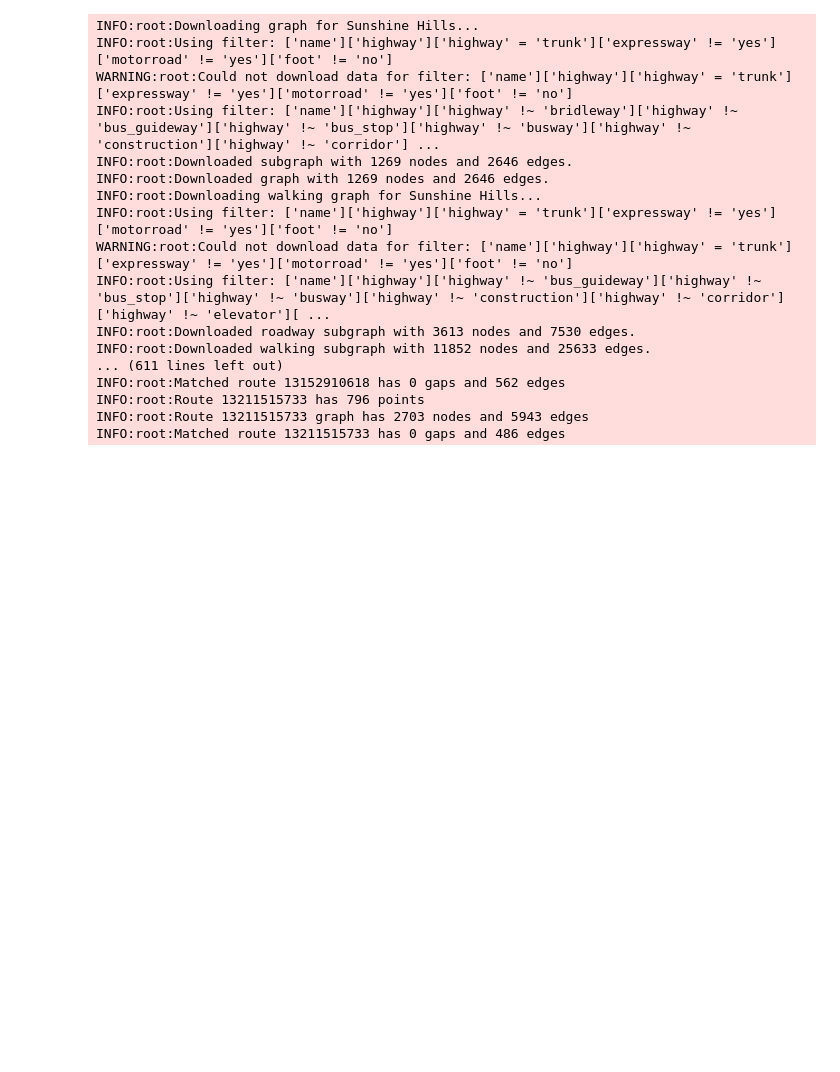
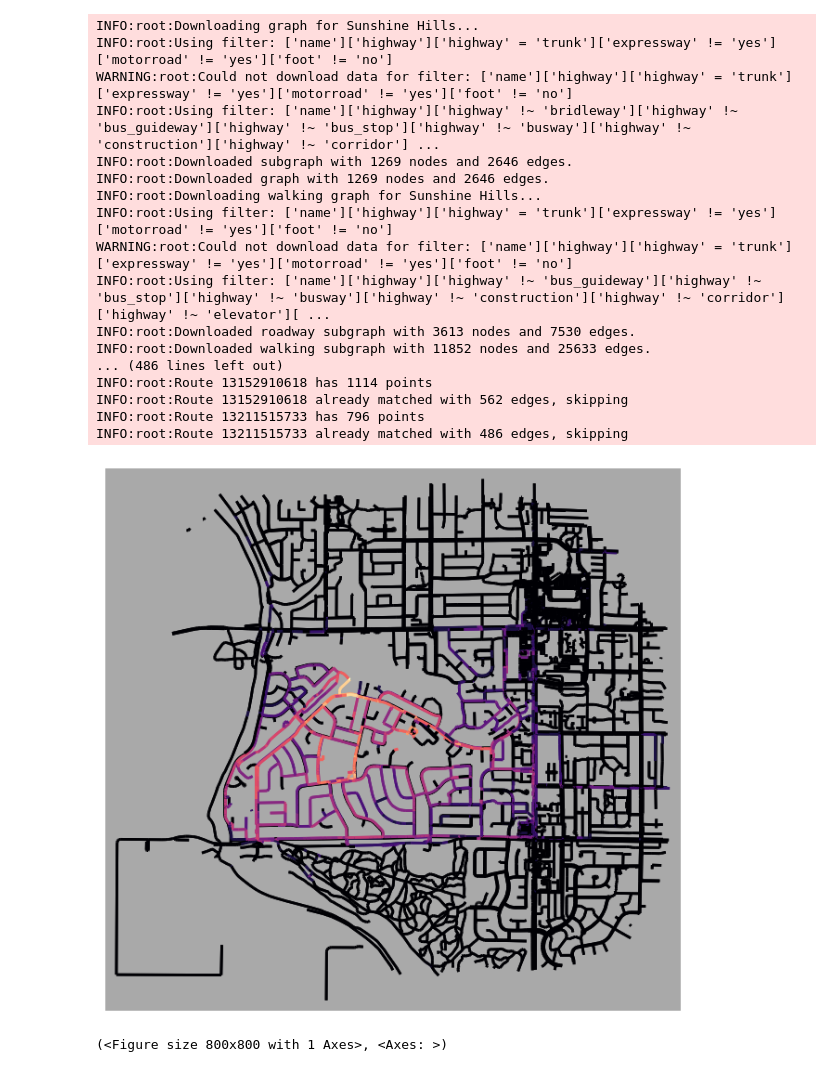
Before and after one commit to jweeres/minmapper, a Jupyter notebook: frontend.ipynb, the cells around one changed output. Saved outputs shown, nothing was run; the diff lists cells and outputs as text; code cells hidden in the pictures; blank space fills up the shorter version.

Commit message:
Create function to add visited counts to all edges in a graph

```diff
--- a/frontend.ipynb
+++ b/frontend.ipynb
@@ -6,10 +6,11 @@ import geopandas as gpd
 import numpy as np
 import pandas as pd
 import osmnx as ox
+import networkx as nx
 
 from graph.download import download_cs_graph, download_walk_graph
 from graph.strava import create_routes
-from graph.graph import get_routes_in_area, to_digraph, graph_to_gdf, subgraph_from_gdf_mask
+from graph.graph import get_routes_in_area, to_digraph, graph_to_gdf, subgraph_from_gdf_mask, add_visited_counts
 from matching.candidate import get_candidate_idxs, get_candidate_df
 from matching.match import Matcher
 
@@ -32,37 +33,42 @@ for route_id, route in get_routes_in_area(gdf, "routes_Jess.pkl"):
     if route_id in matcher.matched_routes:
         logging.info(f"Route {route_id} already matched with {len(matcher.matched_routes[route_id])} edges, skipping")
         continue
     idxs = get_candidate_idxs(c_gdf, ox.projection.project_gdf(gdf2).geometry, route, 25)
     df = get_candidate_df(c_gdf, route, idxs)
     mask = pd.concat([df.geometry_obs, df.geometry]).drop_duplicates(ignore_index=True)
     G_route = subgraph_from_gdf_mask(G2, c_gdf, mask, 250)
     logging.info(f"Route {route_id} graph has {G_route.number_of_nodes()} nodes and {G_route.number_of_edges()} edges")
     trellis = matcher.create_trellis(df)
     preds = matcher.viterbi_search(G_route, trellis)
     edges = matcher.get_path_edges(G_route, trellis, preds, route_id=route_id)
     logging.info(
         f"Matched route {route_id} has {len([node for node in preds.keys() if node.startswith('gap')])} gaps and {len(edges)} edges"
     )
+add_visited_counts(G2, matcher.matched_routes)
+colors = ox.plot.get_edge_colors_by_attr(G2, "visited", cmap="magma")
+ox.plot.plot_graph(nx.MultiDiGraph(G2), edge_color=colors, node_size=0, edge_linewidth=2.0, bgcolor="darkgrey")
 # G = to_digraph(G)
 # add_visited_counts(G, "routes_Jess.pkl")
 # %% [output]
 INFO:root:Downloading graph for Sunshine Hills...
 INFO:root:Using filter: ['name']['highway']['highway' = 'trunk']['expressway' != 'yes']['motorroad' != 'yes']['foot' != 'no']
 WARNING:root:Could not download data for filter: ['name']['highway']['highway' = 'trunk']['expressway' != 'yes']['motorroad' != 'yes']['foot' != 'no']
 INFO:root:Using filter: ['name']['highway']['highway' !~ 'bridleway']['highway' !~ 'bus_guideway']['highway' !~ 'bus_stop']['highway' !~ 'busway']['highway' !~ 'construction']['highway' !~ 'corridor'] ...
 INFO:root:Downloaded subgraph with 1269 nodes and 2646 edges.
 INFO:root:Downloaded graph with 1269 nodes and 2646 edges.
 INFO:root:Downloading walking graph for Sunshine Hills...
 INFO:root:Using filter: ['name']['highway']['highway' = 'trunk']['expressway' != 'yes']['motorroad' != 'yes']['foot' != 'no']
 WARNING:root:Could not download data for filter: ['name']['highway']['highway' = 'trunk']['expressway' != 'yes']['motorroad' != 'yes']['foot' != 'no']
 INFO:root:Using filter: ['name']['highway']['highway' !~ 'bus_guideway']['highway' !~ 'bus_stop']['highway' !~ 'busway']['highway' !~ 'construction']['highway' !~ 'corridor']['highway' !~ 'elevator'][ ...
 INFO:root:Downloaded roadway subgraph with 3613 nodes and 7530 edges.
 INFO:root:Downloaded walking subgraph with 11852 nodes and 25633 edges.
-... (611 lines left out)
-INFO:root:Matched route 13152910618 has 0 gaps and 562 edges
+... (486 lines left out)
+INFO:root:Route 13152910618 has 1114 points
+INFO:root:Route 13152910618 already matched with 562 edges, skipping
 INFO:root:Route 13211515733 has 796 points
-INFO:root:Route 13211515733 graph has 2703 nodes and 5943 edges
-INFO:root:Matched route 13211515733 has 0 gaps and 486 edges
+INFO:root:Route 13211515733 already matched with 486 edges, skipping
+[figure, added]
+(<Figure size 800x800 with 1 Axes>, <Axes: >)
 # %%
 matched_dict = matcher.matched_routes
 
```
Also changed, not shown: 2 other files.
